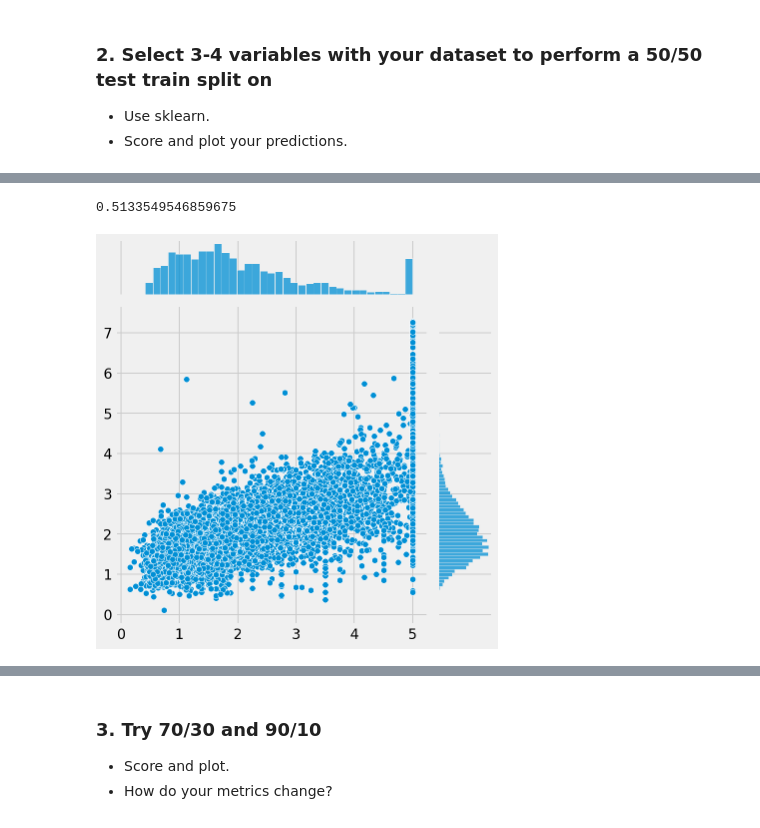
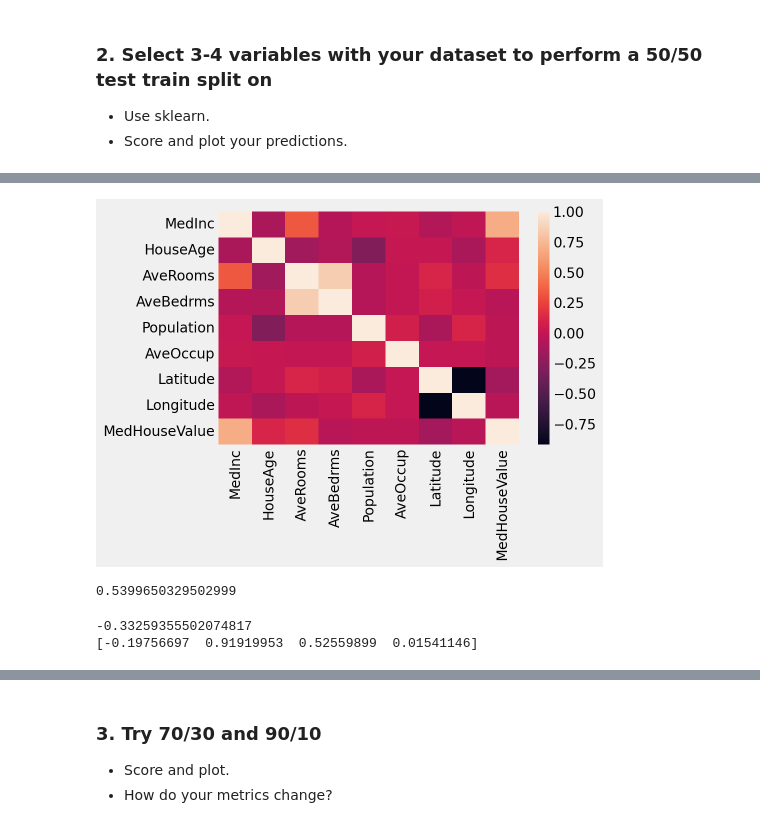
Before and after one commit to astever31/ds-project-13, a Jupyter notebook: train_test-cross_validation-lab.ipynb, the cells around one changed output, grey strips where cells are left out. Saved outputs shown, nothing was run; the diff lists cells and outputs as text; code cells hidden in the pictures.

```diff
--- a/train_test-cross_validation-lab.ipynb
+++ b/train_test-cross_validation-lab.ipynb
@@ -115,3 +117,8 @@ dtype: int64
 
 - Use sklearn.
 - Score and plot your predictions.
+# %%
+y_df = pd.DataFrame(y, columns=["MedHouseValue"])
+df = pd.concat([X, y_df], axis=1)
+
+df.head()
@@ -117,0 +132,3 @@ dtype: int64
+# %%
+corr = df.corr()
+corr
@@ -118,6 +146,10 @@ dtype: int64
+# %%
+sns.heatmap(corr);
+# %% [output]
+[figure, added]
 # %%
-# A:
-predictors = ['AveRooms', 'AveOccup', 'MedInc', 'HouseAge']
+# A: note: AveBedrms is not highly correlated with my target variable, but removing it decreased my score significantly
+predictors = ['AveRooms', 'AveBedrms', 'MedInc', 'HouseAge']
 
 X_train, X_test, y_train, y_test = train_test_split(X[predictors], y, train_size=0.5, random_state=8)
 
@@ -126,9 +158,10 @@ lr = LinearRegression()
 lr.fit(X_train, y_train)
 lr.score(X_test, y_test)
 # %% [output]
-0.5133549546859675
+0.5399650329502999
-# %%
-yhat = lr.predict(X_test)
-sns.jointplot(y_test, yhat);
-# %% [output]
-[figure, removed]
+# %%
+print(lr.intercept_)
+print(lr.coef_)
+# %% [output]
+-0.33259355502074817
+[-0.19756697  0.91919953  0.52559899  0.01541146]
```
Also changed, not shown: parts of 22 cells of this notebook.
